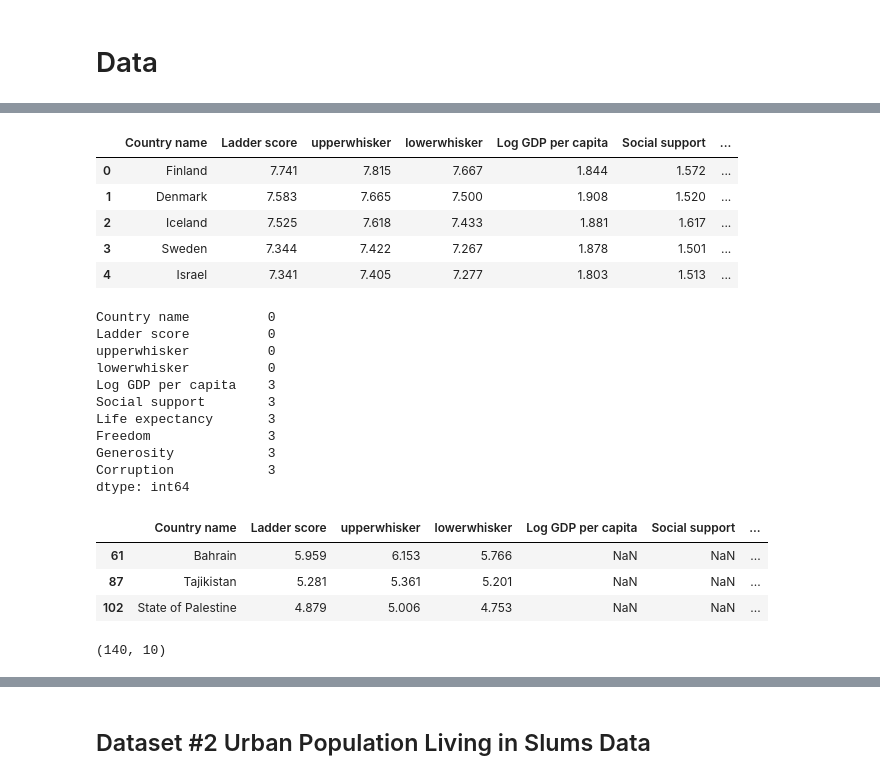
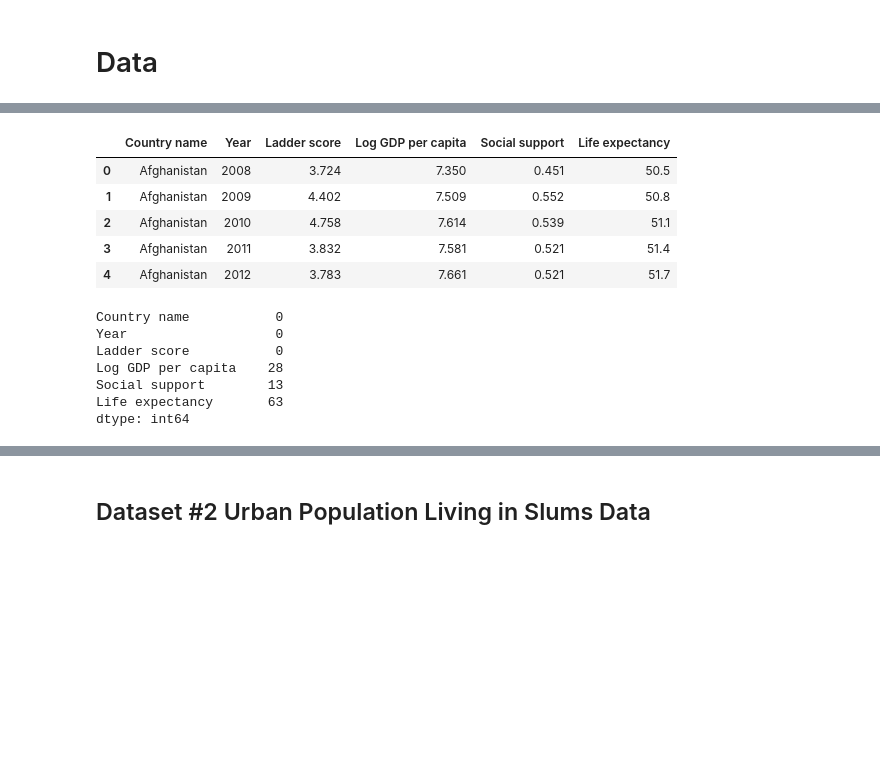
Before and after one commit to abbymcleod/Country-Happiness-Index, a Jupyter notebook: EDACheckpoint_Group010-FA24.ipynb, the cells around one changed output, grey strips where cells are left out. Saved outputs shown, nothing was run; the diff lists cells and outputs as text; code cells hidden in the pictures; blank space fills up the shorter version.

```diff
--- a/EDACheckpoint_Group010-FA24.ipynb
+++ b/EDACheckpoint_Group010-FA24.ipynb
@@ -88,6 +88,7 @@ We plan to combine all the different data sets by using countries as an index. S
 ## FEEL FREE TO ADD MULTIPLE CELLS PER SECTION
 import pandas as pd
 # %%
-happiness_df = pd.read_csv("datasets/WorldHappinessReport2024.csv")
+#reading in the data
+happiness_df = pd.read_csv("datasets/happiness_years.csv")
 happiness_df.head()
 # %% [output]
@@ -100,44 +101,26 @@ happiness_df.head()
 # %%
-#Shortening column names and dropping residual column because it is not relevant to our EDA
-column_names = ['Country name', 'Ladder score', 'upperwhisker', 'lowerwhisker',
-       'Log GDP per capita', 'Social support', 'Life expectancy', 'Freedom',
-       'Generosity', 'Corruption', 'Dystopia + residual']
+#Shortening column names and dropping positive affect, negative affect, generosity, corruption, and freedom columns
+# because they are not extremely relevant to our EDA and we want to narrow down the scope of the data we analyze.
+column_names = ['Country name', 'Year', 'Ladder score', 'Log GDP per capita', 'Social support', 'Life expectancy']
+happiness_df = happiness_df.drop(['Positive affect', 'Negative affect', 'Perceptions of corruption',
+                                              'Generosity', 'Freedom to make life choices'], axis = 'columns')
 happiness_df.columns = column_names
-happiness_df = happiness_df.drop('Dystopia + residual', axis = 'columns')
 happiness_df.head()
 # %% [output]
-|  | Country name | Ladder score | upperwhisker | lowerwhisker | Log GDP per capita | Social support | ... |
-| 0 | Finland | 7.741 | 7.815 | 7.667 | 1.844 | 1.572 | ... |
-| 1 | Denmark | 7.583 | 7.665 | 7.500 | 1.908 | 1.520 | ... |
-| 2 | Iceland | 7.525 | 7.618 | 7.433 | 1.881 | 1.617 | ... |
-| 3 | Sweden | 7.344 | 7.422 | 7.267 | 1.878 | 1.501 | ... |
-| 4 | Israel | 7.341 | 7.405 | 7.277 | 1.803 | 1.513 | ... |
+|  | Country name | Year | Ladder score | Log GDP per capita | Social support | Life expectancy |
+| 0 | Afghanistan | 2008 | 3.724 | 7.350 | 0.451 | 50.5 |
+| 1 | Afghanistan | 2009 | 4.402 | 7.509 | 0.552 | 50.8 |
+| 2 | Afghanistan | 2010 | 4.758 | 7.614 | 0.539 | 51.1 |
+| 3 | Afghanistan | 2011 | 3.832 | 7.581 | 0.521 | 51.4 |
+| 4 | Afghanistan | 2012 | 3.783 | 7.661 | 0.521 | 51.7 |
 # %%
 #Looking for null values
 happiness_df.isna().sum()
 # %% [output]
-Country name          0
-Ladder score          0
-upperwhisker          0
-lowerwhisker          0
-Log GDP per capita    3
-Social support        3
-Life expectancy       3
-Freedom               3
-Generosity            3
-Corruption            3
+Country name           0
+Year                   0
+Ladder score           0
+Log GDP per capita    28
+Social support        13
+Life expectancy       63
 dtype: int64
-# %%
-#Finding the rows with the missing values
-happiness_df.loc[happiness_df['Log GDP per capita'].isna()]
-# %% [output]
-|  | Country name | Ladder score | upperwhisker | lowerwhisker | Log GDP per capita | Social support | ... |
-| 61 | Bahrain | 5.959 | 6.153 | 5.766 | NaN | NaN | ... |
-| 87 | Tajikistan | 5.281 | 5.361 | 5.201 | NaN | NaN | ... |
-| 102 | State of Palestine | 4.879 | 5.006 | 4.753 | NaN | NaN | ... |
-# %%
-#dropping these rows
-happiness_df = happiness_df.dropna()
-happiness_df.shape
-# %% [output]
-(140, 10)
```
Also changed, not shown: parts of 39 cells of this notebook, 1 other file.
